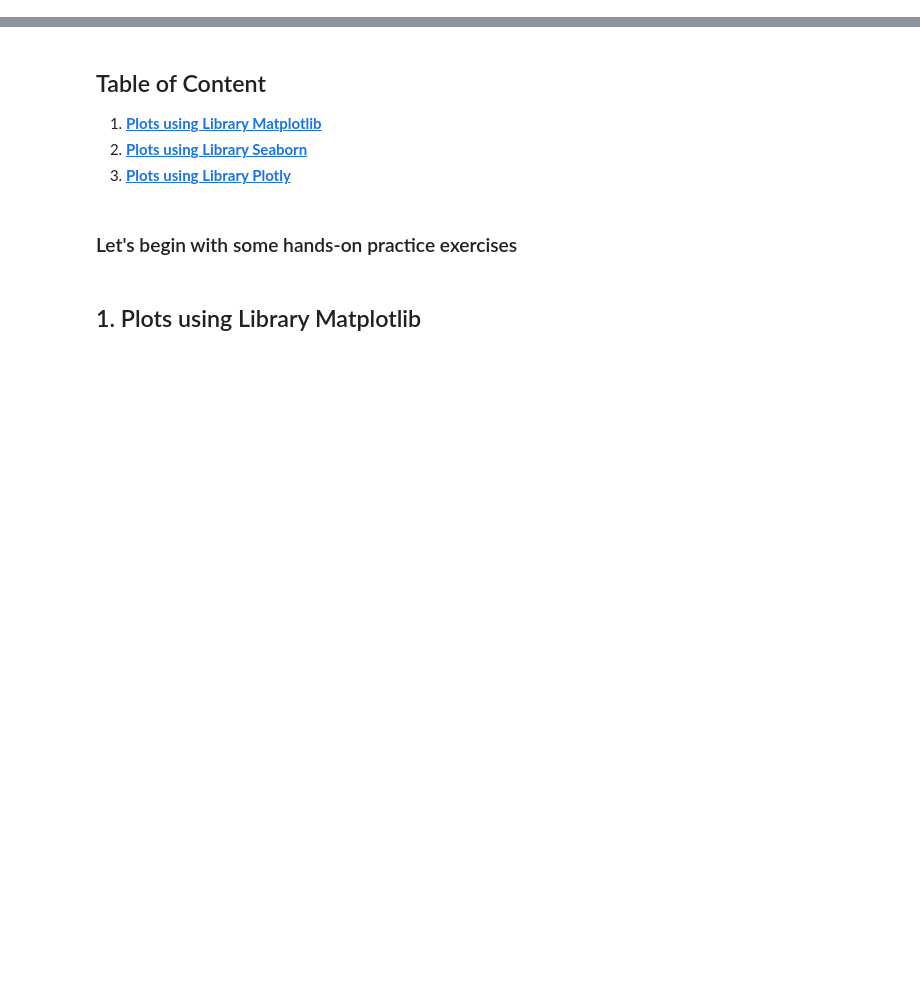
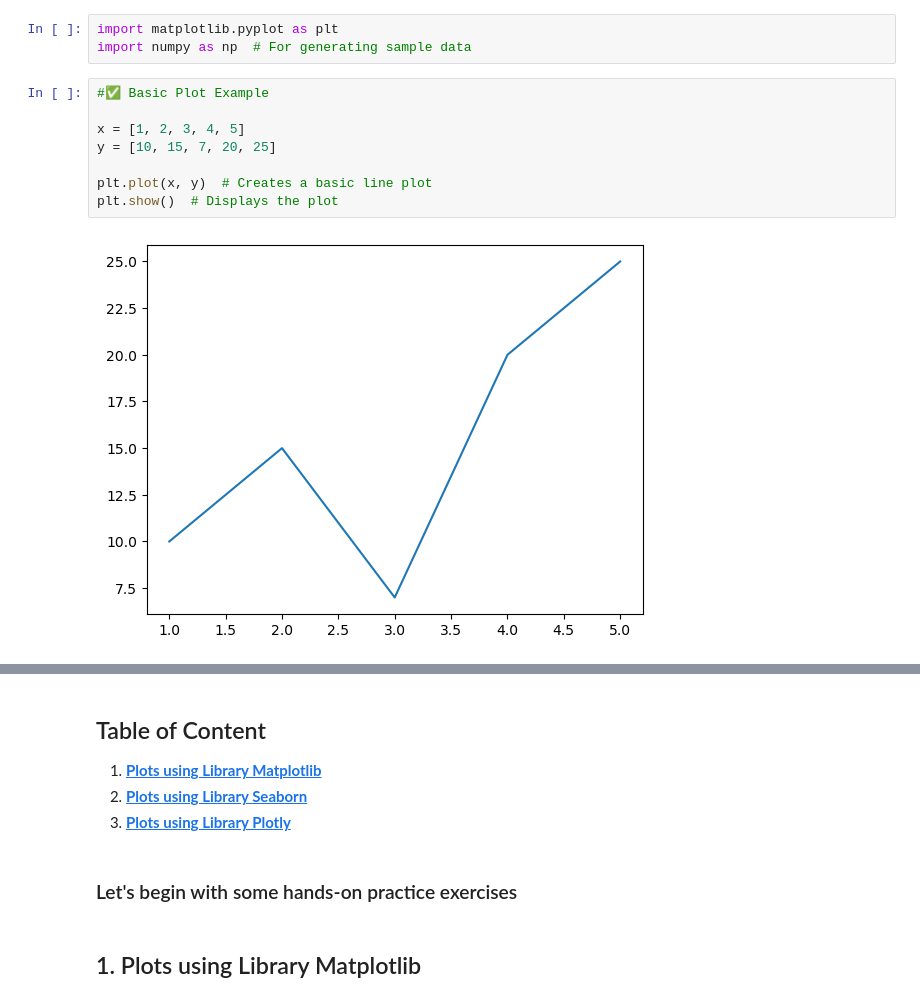
Before and after one commit to vidyadharbendre/learn_advanced_python_using_examples, a Jupyter notebook: notebooks/Advanced/advanced_python_programming_4.ipynb, the cells around one changed output, grey strips where cells are left out. Cells and saved outputs as stored; diff of their text form; blank space fills up the shorter version.

```diff
--- a/notebooks/Advanced/advanced_python_programming_4.ipynb
+++ b/notebooks/Advanced/advanced_python_programming_4.ipynb
@@ -30,0 +44,13 @@
+# %%
+import matplotlib.pyplot as plt
+import numpy as np  # For generating sample data
+# %%
+#✅ Basic Plot Example
+
+x = [1, 2, 3, 4, 5]
+y = [10, 15, 7, 20, 25]
+
+plt.plot(x, y)  # Creates a basic line plot
+plt.show()  # Displays the plot
+# %% [output]
+[figure, added]
```
Also changed, not shown: parts of 32 cells of this notebook, 4 other files.
